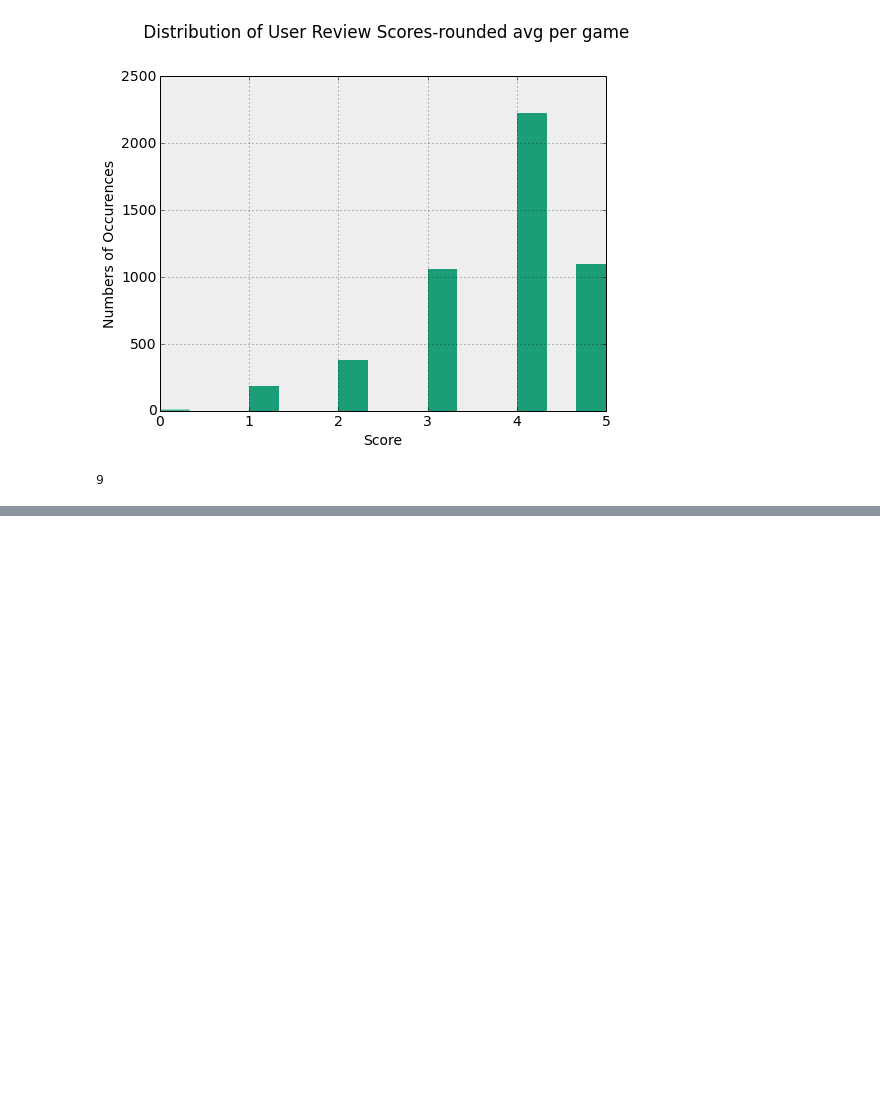
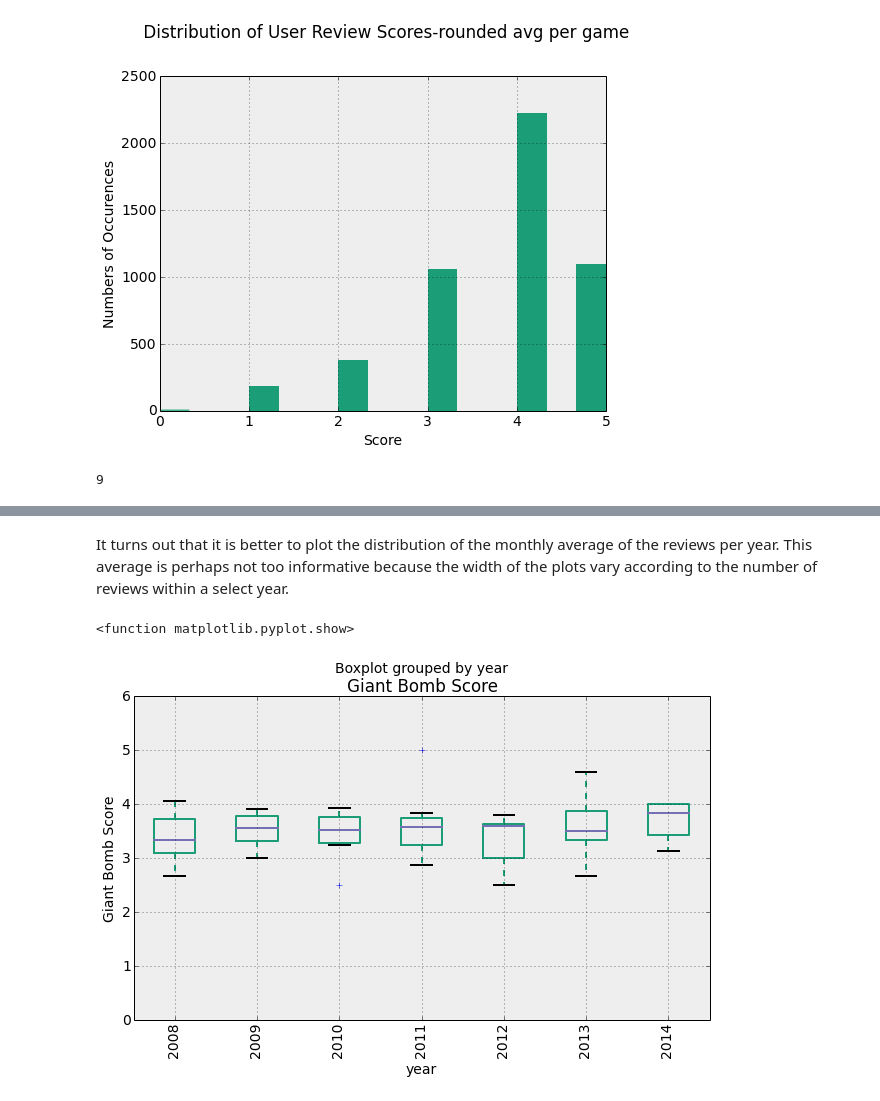
Before and after one commit to ameisner/ac209_project, a Jupyter notebook: gb_expl_analysis.ipynb, the cells around one changed output, grey strips where cells are left out. Drawn from its saved outputs; the diff is of its cells as text; code cells hidden in the pictures; blank space fills up the shorter version.

```diff
--- a/gb_expl_analysis.ipynb
+++ b/gb_expl_analysis.ipynb
@@ -416,0 +454,15 @@ i
+# %% [markdown]
+It turns out that it is better to plot the distribution of the monthly average of the reviews per year. This average is perhaps not too informative because the width of the plots vary according to the number of reviews within a select year.
+# %%
+# compute the average of reviews for each month of a year
+avg_game_frame = game_frame.groupby(['year','month'],
+                                     as_index = False)['Giant Bomb Score', 'year', 'month'].mean()
+
+# plot the distribution of these averages by year
+avg_game_frame.boxplot('Giant Bomb Score', by = 'year', rot = 90)
+plt.ylabel('Giant Bomb Score')
+plt.ylim(0,6)
+plt.show
+# %% [output]
+<function matplotlib.pyplot.show>
+[figure, added]
```
Also changed, not shown: parts of 25 cells of this notebook.
